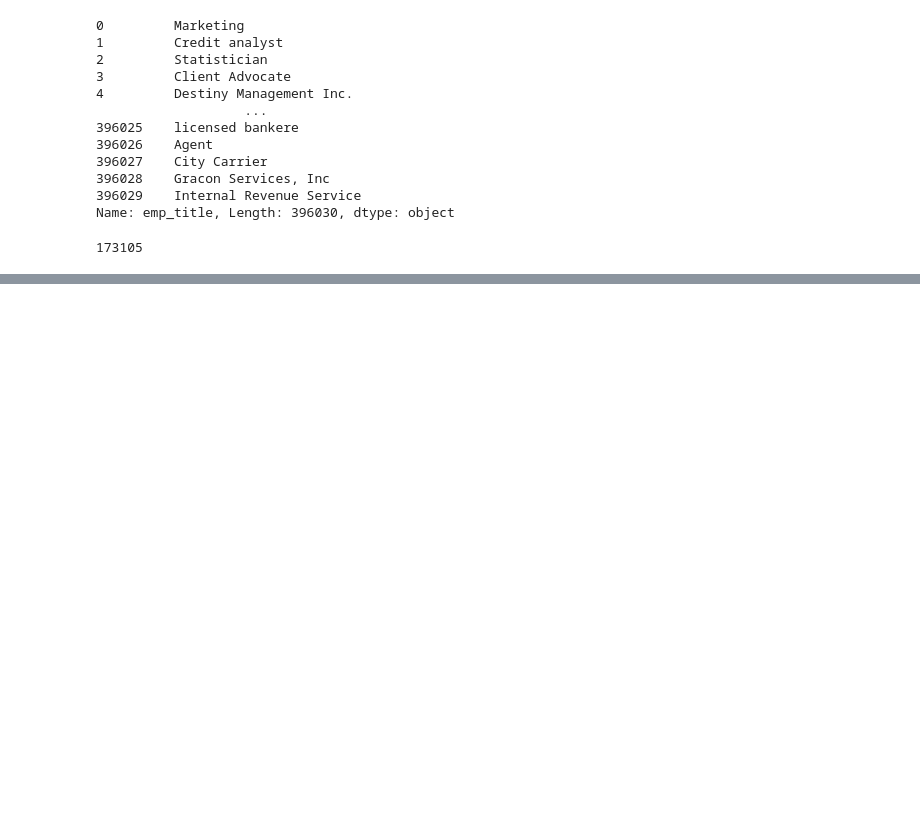
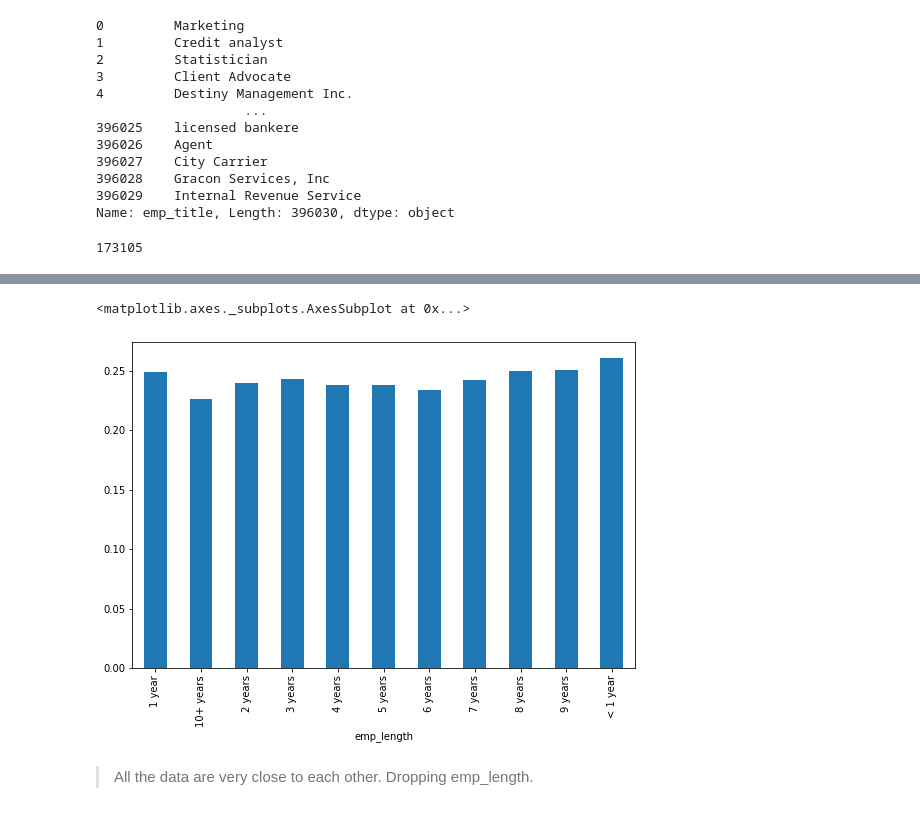
Before and after one commit to molgorithmo/loan_payback_keras_classification, a Jupyter notebook: Loan Payback Classification.ipynb, the cells around one changed output, grey strips where cells are left out. Drawn from its saved outputs; the diff is of its cells as text; code cells hidden in the pictures; blank space fills up the shorter version.

```diff
--- a/Loan Payback Classification.ipynb
+++ b/Loan Payback Classification.ipynb
@@ -301,0 +398,8 @@ df['emp_title'].nunique()
+# %%
+plt.figure(figsize=(9,6))
+emp_len.plot(kind='bar')
+# %% [output]
+<matplotlib.axes._subplots.AxesSubplot at 0x...>
+[figure, added]
+# %% [markdown]
+> All the data are very close to each other. Dropping emp_length.
```
Also changed, not shown: parts of 37 cells of this notebook.
